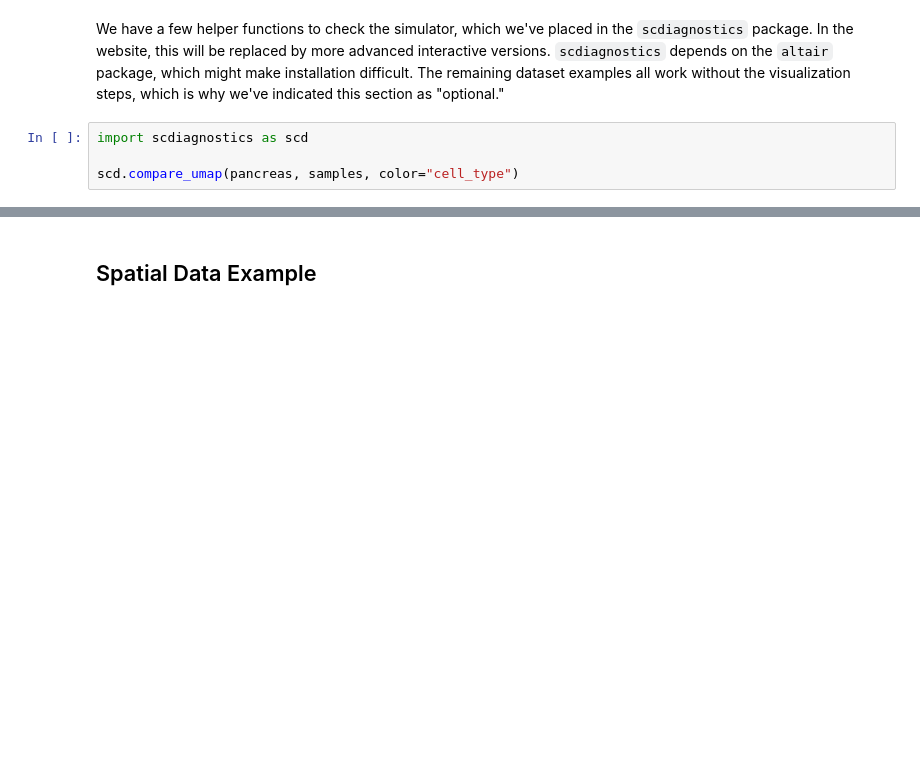
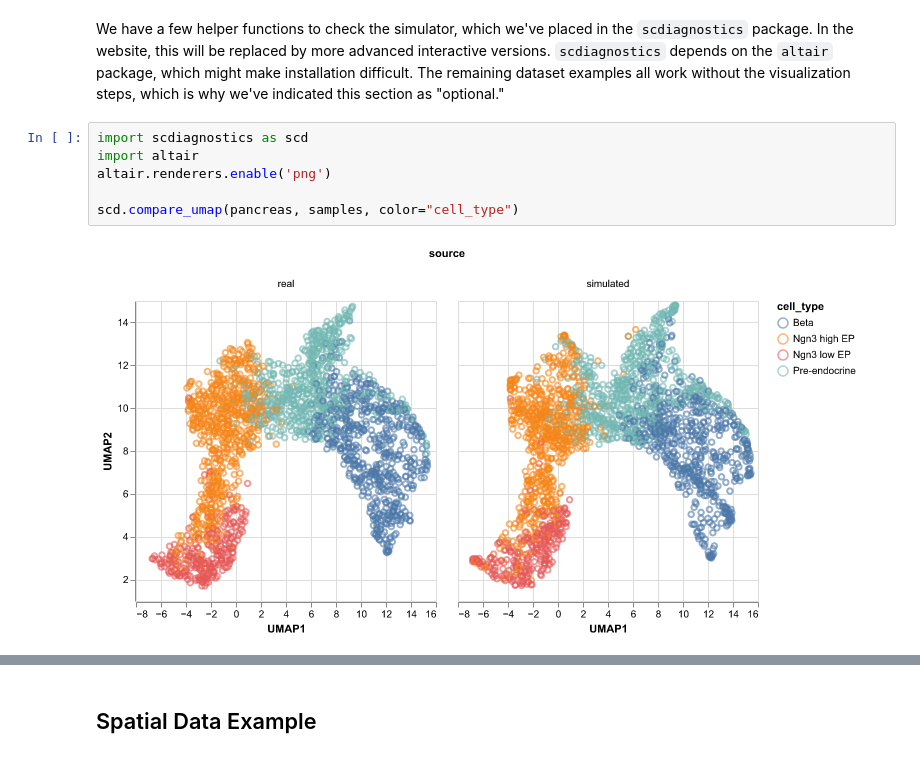
Before and after one commit to krisrs1128/scDesigner, a Jupyter notebook: examples/website.ipynb, the cells around one changed output, grey strips where cells are left out. Cells and saved outputs as stored; diff of their text form; blank space fills up the shorter version.

```diff
--- a/examples/website.ipynb
+++ b/examples/website.ipynb
@@ -24,7 +38,11 @@ samples
 We have a few helper functions to check the simulator, which we've placed in the `scdiagnostics` package. In the website, this will be replaced by more advanced interactive versions. `scdiagnostics` depends on the `altair` package, which might make installation difficult. The remaining dataset examples all work without the visualization steps, which is why we've indicated this section as "optional."
 # %%
 import scdiagnostics as scd
+import altair
+altair.renderers.enable('png')
 
 scd.compare_umap(pancreas, samples, color="cell_type")
+# %% [output]
+[figure, added]
 # %%
 _  = scd.compare_boxplot(pancreas, samples, max_plot=20)
```
Also changed, not shown: parts of 15 cells of this notebook, 1 other file.
